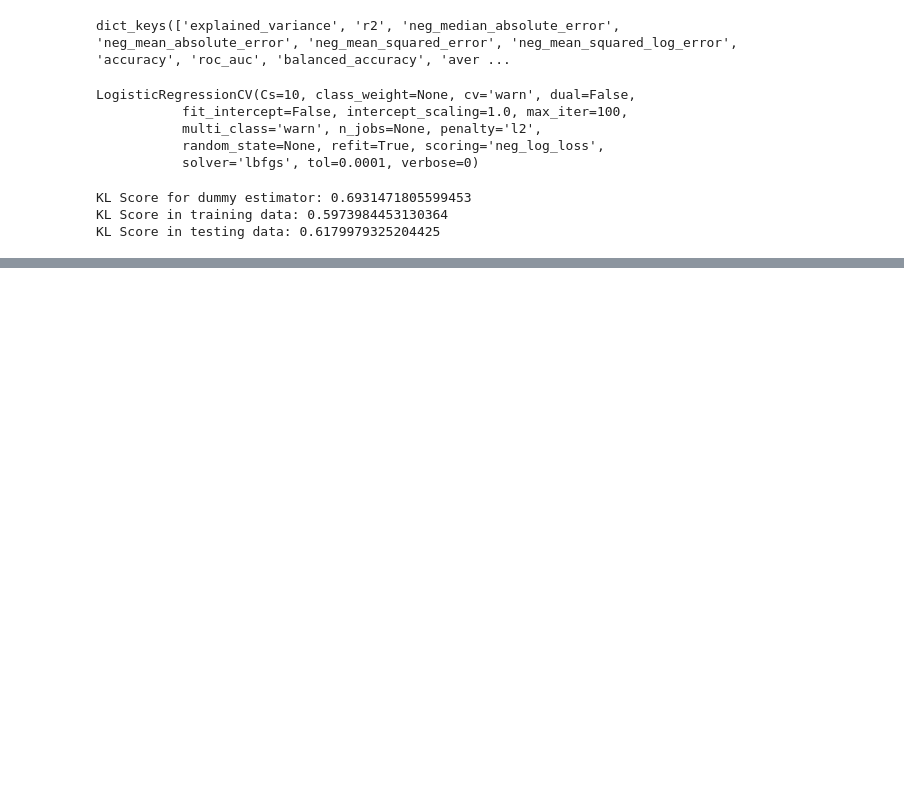
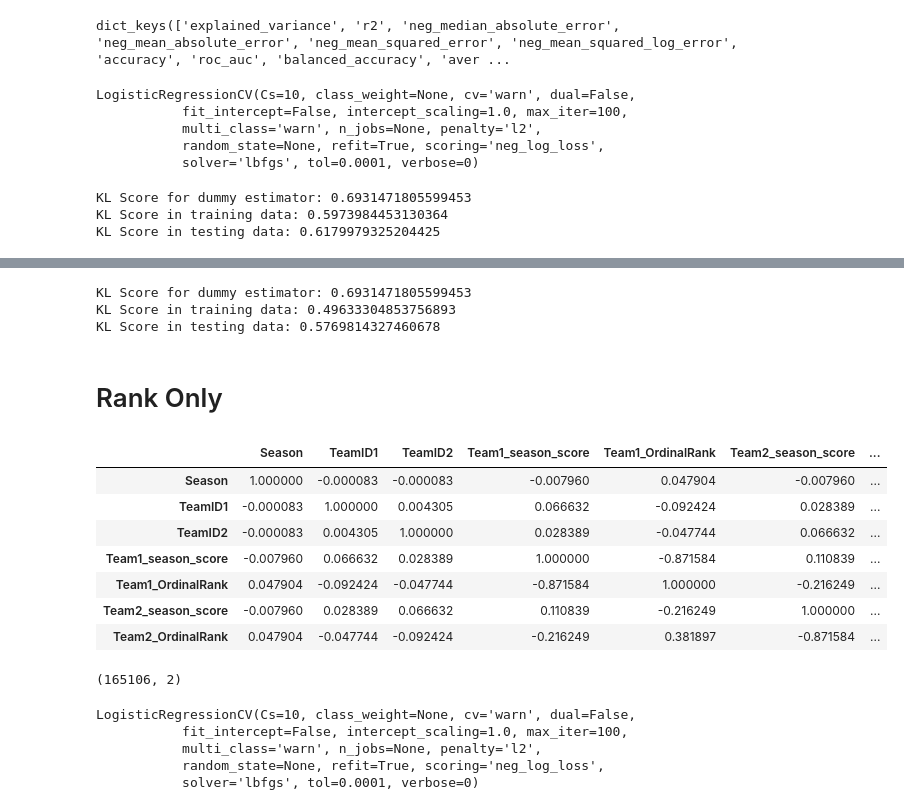
Before and after one commit to year221/kaggle-ncaa-2019, a Jupyter notebook: notebook/SampleEndToEnd.ipynb, the cells around one changed output, grey strips where cells are left out. Cells and saved outputs as stored; diff of their text form; code cells hidden in the pictures; blank space fills up the shorter version.

Commit message:
examine rank and rank + team-plus-minus

```diff
--- a/notebook/SampleEndToEnd.ipynb
+++ b/notebook/SampleEndToEnd.ipynb
@@ -349,3 +349,5 @@ feature_label = (
         ),
         on=['TeamID2', 'Season']
     ))
+# %%
+score_rank = pd.merge(team_score_season_avg.reset_index(), team_avg_rank.reset_index(), on=['Season', 'TeamID'])
@@ -351,0 +418,16 @@ feature_label = (
+# %%
+def train_test_df_split(feature_label):
+    train_data = feature_label.loc[(feature_label['Season']<2011) *
+                                   (feature_label['GameType']=='T'), :]
+    test_data = feature_label.loc[(feature_label['Season']>=2011) &
+                                  (feature_label['GameType']=='T'), :]
+    return train_data, test_data
+
+
+def train_test_split(feature_label):
+    train_df, test_df = train_test_df_split(feature_label)
+    X_train = train_df[['Team1_season_score','Team2_season_score','Team1_OrdinalRank','Team2_OrdinalRank']].values
+    y_train = train_df['Winner'].apply(lambda x: 1 if x=='Team1' else 0).values
+    X_test = test_df[['Team1_season_score','Team2_season_score','Team1_OrdinalRank','Team2_OrdinalRank']].values
+    y_test = test_df['Winner'].apply(lambda x: 1 if x=='Team1' else 0).values
+    return X_train, X_test, y_train, y_test
@@ -351,0 +447,30 @@ feature_label = (
+# %%
+print(
+f"""
+KL Score for dummy estimator: {KL_score(y_test, np.repeat(0.5, len(y_test)))}
+KL Score in training data: {KL_score(y_train, predict_prob(clf, X_train))}
+KL Score in testing data: {KL_score(y_test, predict_prob(clf, X_test))}
+"""
+)
+# %% [output]
+KL Score for dummy estimator: 0.6931471805599453
+KL Score in training data: 0.49633304853756893
+KL Score in testing data: 0.5769814327460678
+# %% [markdown]
+# Rank Only
+# %%
+def train_test_df_split(feature_label):
+    train_data = feature_label.loc[(feature_label['Season']<2011) |
+                                   (feature_label['GameType']=='R'), :]
+    test_data = feature_label.loc[(feature_label['Season']>=2011) &
+                                  (feature_label['GameType']=='T'), :]
+    return train_data, test_data
+
+
+def train_test_split(feature_label):
+    train_df, test_df = train_test_df_split(feature_label)
+    X_train = train_df[['Team1_OrdinalRank','Team2_OrdinalRank']].values
+    y_train = train_df['Winner'].apply(lambda x: 1 if x=='Team1' else 0).values
+    X_test = test_df[['Team1_OrdinalRank','Team2_OrdinalRank']].values
+    y_test = test_df['Winner'].apply(lambda x: 1 if x=='Team1' else 0).values
+    return X_train, X_test, y_train, y_test
@@ -351,0 +479,26 @@ feature_label = (
+# %%
+train_data, test_data = train_test_df_split(feature_label)
+# %%
+train_data.corr()
+# %% [output]
+|  | Season | TeamID1 | TeamID2 | Team1_season_score | Team1_OrdinalRank | Team2_season_score | ... |
+| Season | 1.000000 | -0.000083 | -0.000083 | -0.007960 | 0.047904 | -0.007960 | ... |
+| TeamID1 | -0.000083 | 1.000000 | 0.004305 | 0.066632 | -0.092424 | 0.028389 | ... |
+| TeamID2 | -0.000083 | 0.004305 | 1.000000 | 0.028389 | -0.047744 | 0.066632 | ... |
+| Team1_season_score | -0.007960 | 0.066632 | 0.028389 | 1.000000 | -0.871584 | 0.110839 | ... |
+| Team1_OrdinalRank | 0.047904 | -0.092424 | -0.047744 | -0.871584 | 1.000000 | -0.216249 | ... |
+| Team2_season_score | -0.007960 | 0.028389 | 0.066632 | 0.110839 | -0.216249 | 1.000000 | ... |
+| Team2_OrdinalRank | 0.047904 | -0.047744 | -0.092424 | -0.216249 | 0.381897 | -0.871584 | ... |
+# %%
+X_train.shape
+# %% [output]
+(165106, 2)
+# %%
+clf = LogisticRegressionCV(fit_intercept=False,scoring =  'neg_log_loss')
+clf.fit(X_train, y_train)
+# %% [output]
+LogisticRegressionCV(Cs=10, class_weight=None, cv='warn', dual=False,
+           fit_intercept=False, intercept_scaling=1.0, max_iter=100,
+           multi_class='warn', n_jobs=None, penalty='l2',
+           random_state=None, refit=True, scoring='neg_log_loss',
+           solver='lbfgs', tol=0.0001, verbose=0)
```
Also changed, not shown: parts of 23 cells of this notebook.
